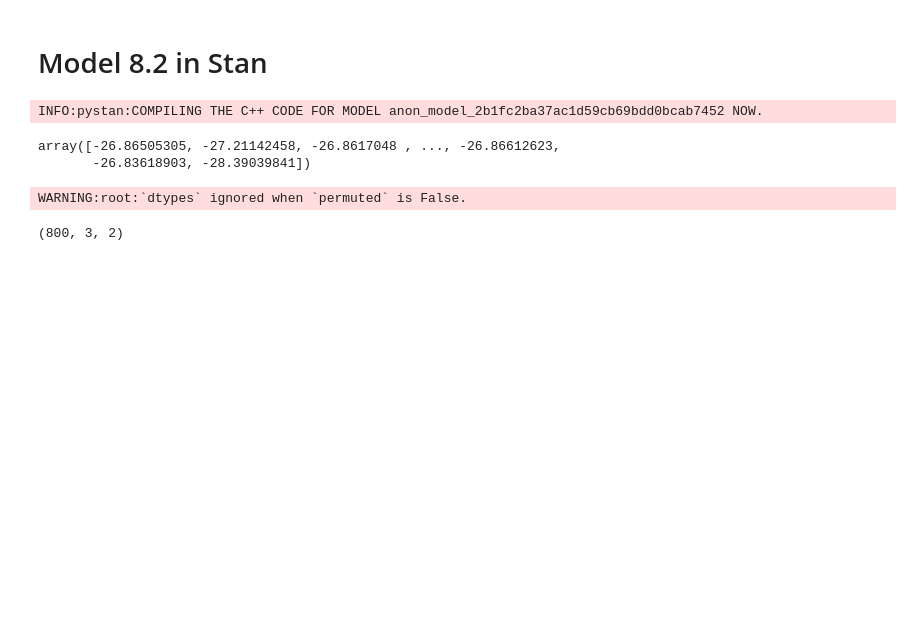
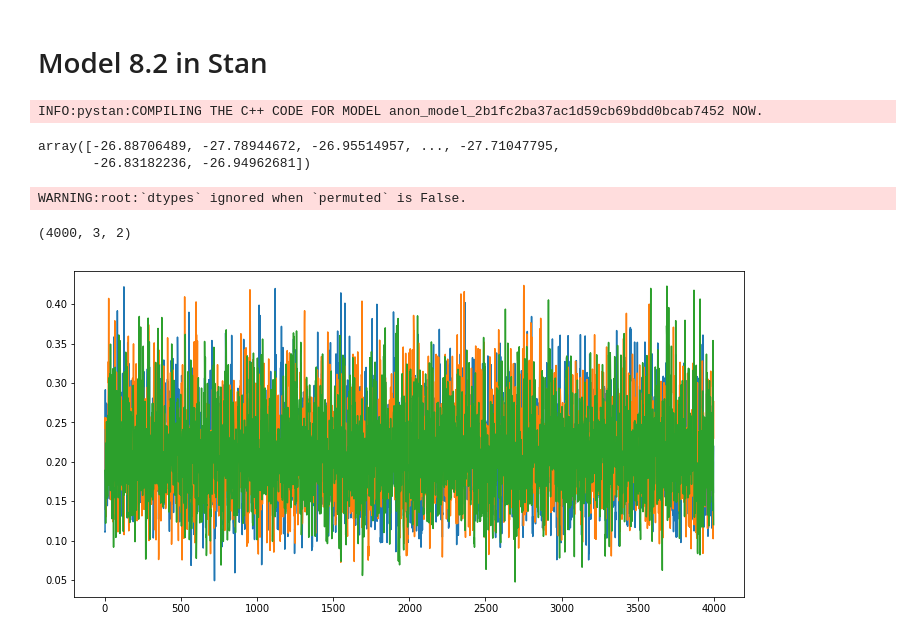
Before and after one commit to LBrinkmann/doing_bayesian_da, a Jupyter notebook: chapter_8/pystan_vs_edward.ipynb, the cells around one changed output. Cells and saved outputs as stored; diff of their text form; code cells hidden in the pictures; blank space fills up the shorter version.

```diff
--- a/chapter_8/pystan_vs_edward.ipynb
+++ b/chapter_8/pystan_vs_edward.ipynb
@@ -24,14 +30,13 @@ INFO:pystan:COMPILING THE C++ CODE FOR MODEL anon_model_2b1fc2ba37ac1d59cb69bdd0
 N = 50
 z = 10
 data = dict(N=N, y=[1]*z + [0]*(N-z))
-fit = model.sampling(data=data, iter=1000, warmup=200, chains=3)
+fit = model.sampling(data=data, iter=5000, warmup=1000, chains=3)
 # %%
 fit.extract()['lp__']
 # %% [output]
-array([-26.86505305, -27.21142458, -26.8617048 , ..., -26.86612623,
-       -26.83618903, -28.39039841])
+array([-26.88706489, -27.78944672, -26.95514957, ..., -27.71047795,
+       -26.83182236, -26.94962681])
 # %%
-fit.extract(permuted=False, inc_warmup=False).shape
+sample_data = fit.extract(permuted=False, inc_warmup=False)
 # %% [output]
 WARNING:root:`dtypes` ignored when `permuted` is False.
-(800, 3, 2)
@@ -48,0 +43,12 @@ fit = model.sampling(data=dict(N=5, y=[1, 1, 0, 1, 0]))
+# %%
+sample_data.shape
+# %% [output]
+(4000, 3, 2)
+# %%
+plt.close('all')
+fig = plt.figure(figsize=[12, 6])
+for sd in sample_data.swapaxes(0,1):
+    plt.plot(sd[:,0])
+plt.show()
+# %% [output]
+[figure, added]
```
Also changed, not shown: parts of 12 cells of this notebook, 4 other files.
